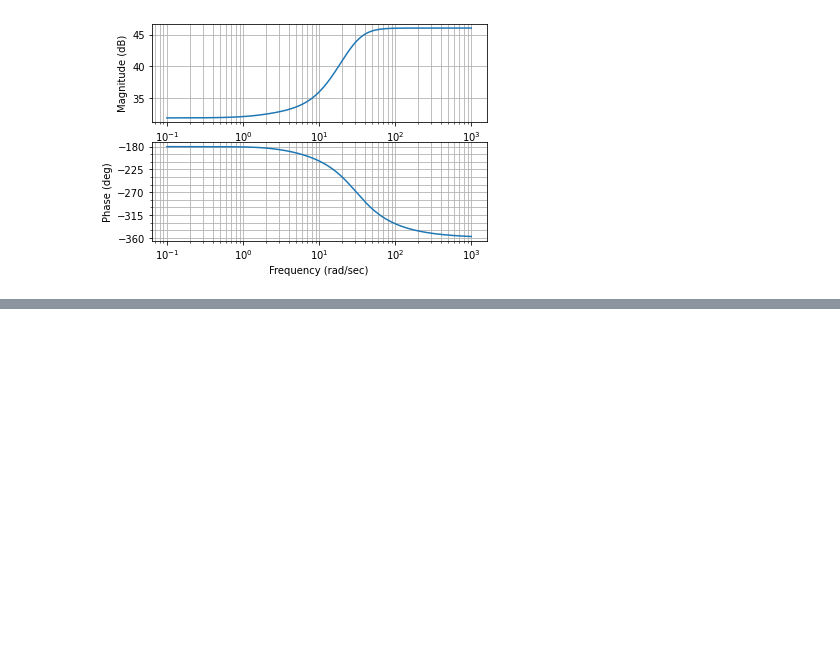
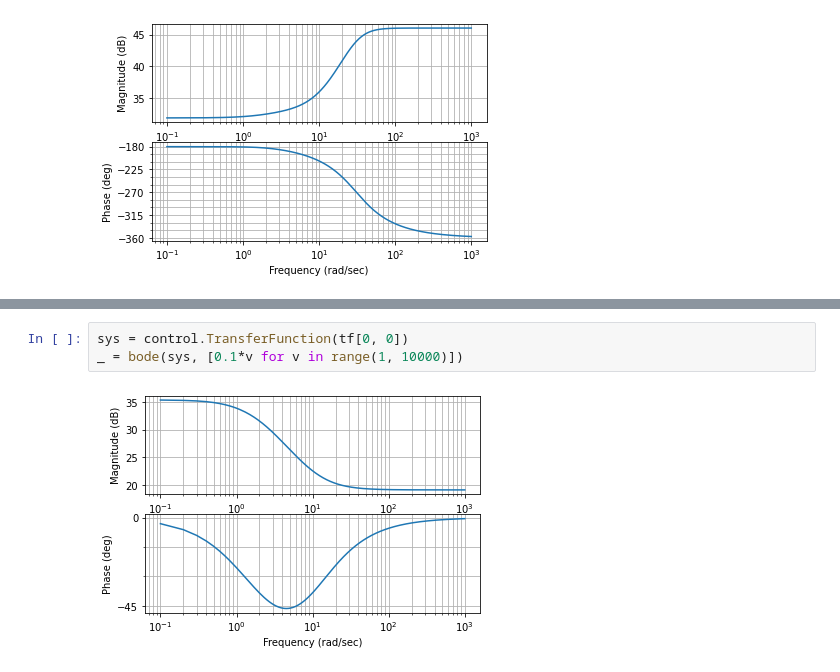
Before and after one commit to ModelEngineering/controlSBML, a Jupyter notebook: notebooks/Control-Libray-Examples.ipynb, the cells around one changed output, grey strips where cells are left out. Drawn from its saved outputs; the diff is of its cells as text; blank space fills up the shorter version.

```diff
--- a/notebooks/Control-Libray-Examples.ipynb
+++ b/notebooks/Control-Libray-Examples.ipynb
@@ -178,0 +235,5 @@ Lo = -m*g*Po*Co
+# %%
+sys = control.TransferFunction(tf[0, 0])
+_ = bode(sys, [0.1*v for v in range(1, 10000)])
+# %% [output]
+[figure, added]
```
Also changed, not shown: parts of 11 cells of this notebook, 1 other file.
